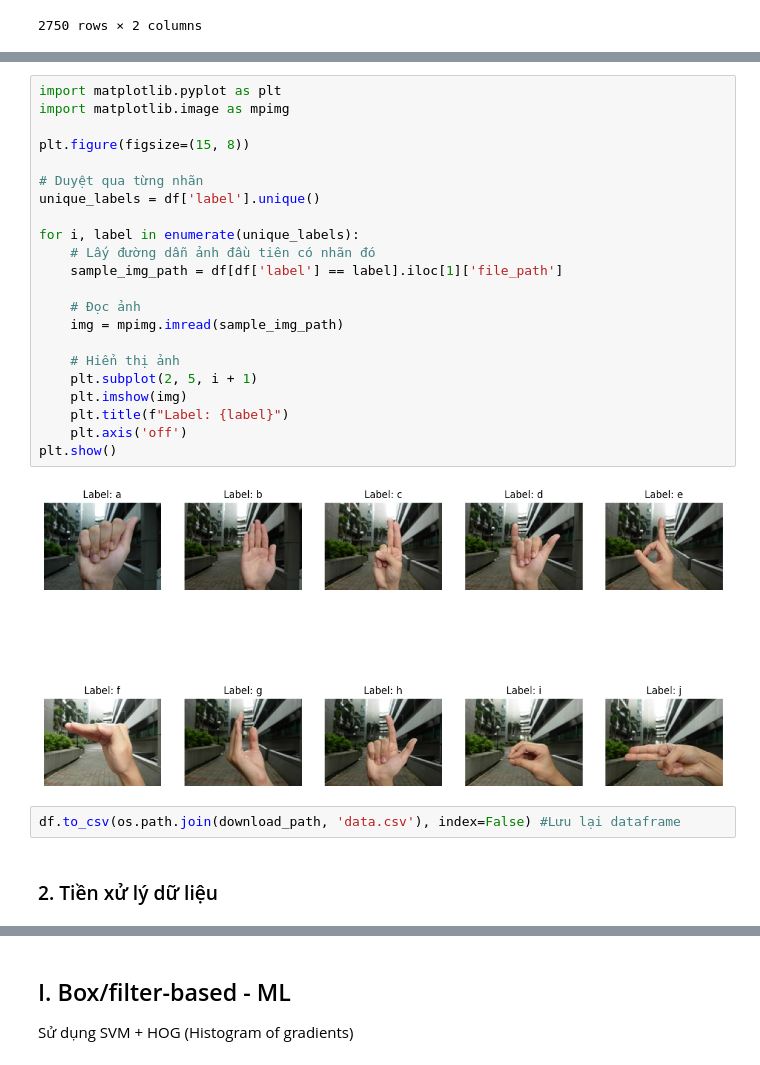
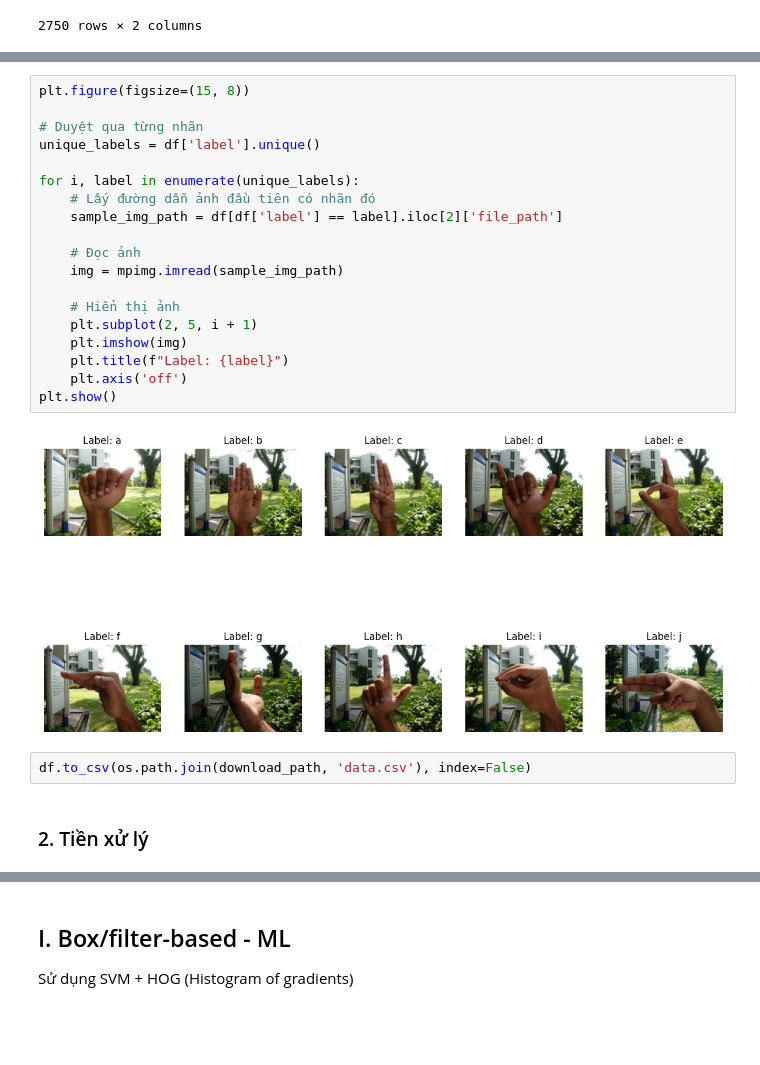
Before and after one commit to kwspringkle/HandGestureRecognition, a Jupyter notebook: all.ipynb, the cells around one changed output, grey strips where cells are left out. Drawn from its saved outputs; the diff is of its cells as text; blank space fills up the shorter version.

```diff
--- a/all.ipynb
+++ b/all.ipynb
@@ -114,30 +118,27 @@ plt.show()
 # %% [output]
 [figure]
 # %%
-import matplotlib.pyplot as plt
-import matplotlib.image as mpimg
-
 plt.figure(figsize=(15, 8))
 
 # Duyệt qua từng nhãn
 unique_labels = df['label'].unique()
 
 for i, label in enumerate(unique_labels):
     # Lấy đường dẫn ảnh đầu tiên có nhãn đó
-    sample_img_path = df[df['label'] == label].iloc[1]['file_path']
+    sample_img_path = df[df['label'] == label].iloc[2]['file_path']
 
     # Đọc ảnh
     img = mpimg.imread(sample_img_path)
 
     # Hiển thị ảnh
     plt.subplot(2, 5, i + 1)
     plt.imshow(img)
     plt.title(f"Label: {label}")
     plt.axis('off')
 plt.show()
 # %% [output]
-[figure, old version]
+[figure, new version]
 # %%
-df.to_csv(os.path.join(download_path, 'data.csv'), index=False) #Lưu lại dataframe
+df.to_csv(os.path.join(download_path, 'data.csv'), index=False)
-# %% [markdown]
-### 2. Tiền xử lý dữ liệu
+# %% [markdown]
+### 2. Tiền xử lý
```
Also changed, not shown: parts of 21 cells of this notebook.
